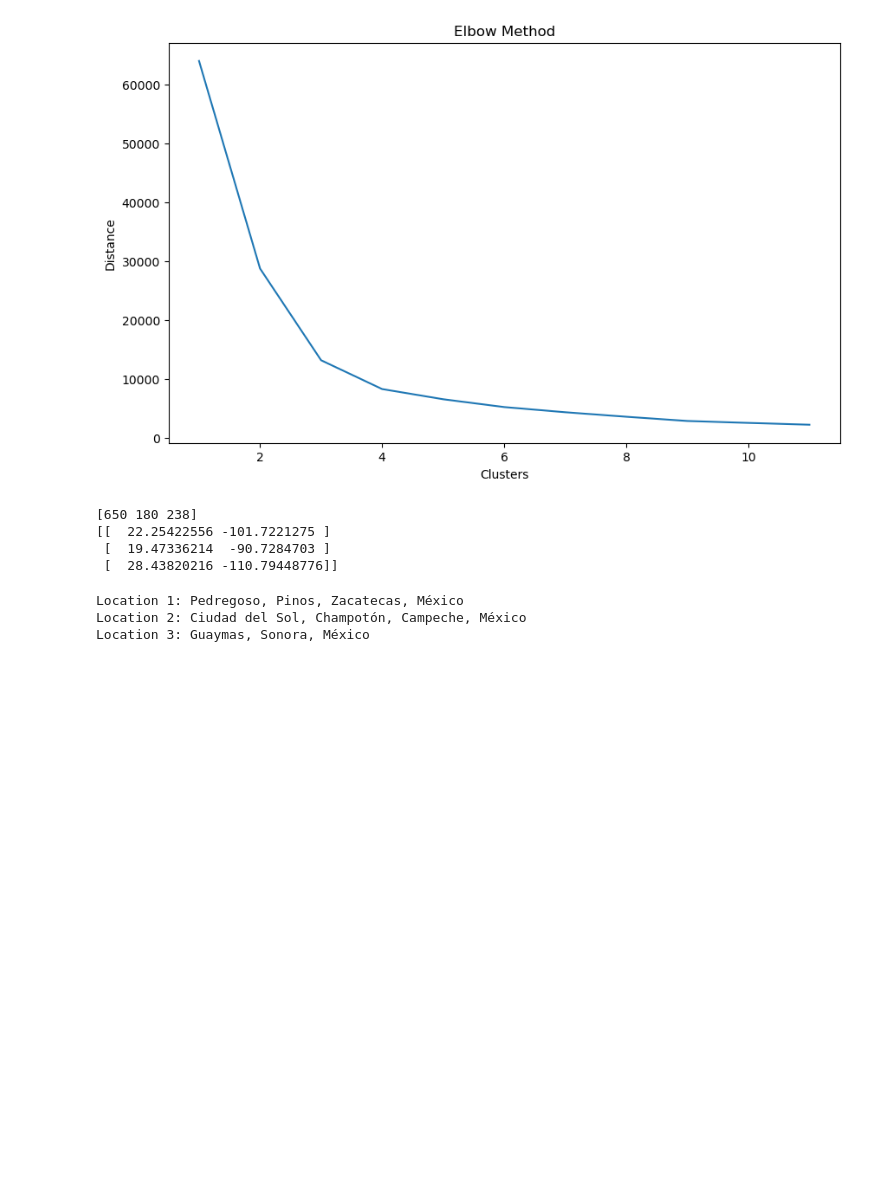
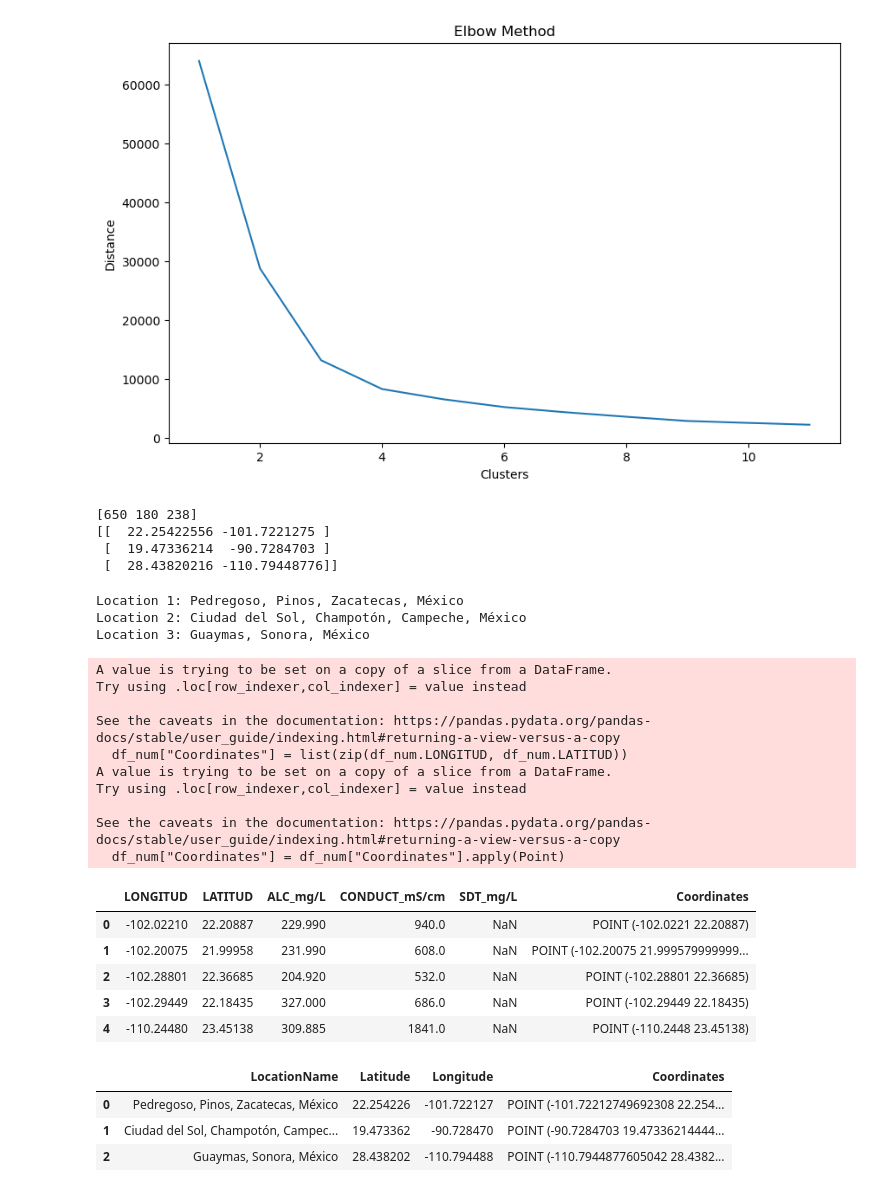
Before and after one commit to PosgradoMNA/actividades-del-projecto-cad_equipo_11, a Jupyter notebook: notebooks/reto_entrega_1.ipynb, the cells around one changed output. Cells and saved outputs as stored; diff of their text form; code cells hidden in the pictures; blank space fills up the shorter version.

```diff
--- a/notebooks/reto_entrega_1.ipynb
+++ b/notebooks/reto_entrega_1.ipynb
@@ -97,0 +107,28 @@ Location 3: Guaymas, Sonora, México
+# %%
+df_num["Coordinates"] = list(zip(df_num.LONGITUD, df_num.LATITUD))
+df_num["Coordinates"] = df_num["Coordinates"].apply(Point)
+df_num.head()
+# %% [output]
+A value is trying to be set on a copy of a slice from a DataFrame.
+Try using .loc[row_indexer,col_indexer] = value instead
+
+See the caveats in the documentation: https://pandas.pydata.org/pandas-docs/stable/user_guide/indexing.html#returning-a-view-versus-a-copy
+  df_num["Coordinates"] = list(zip(df_num.LONGITUD, df_num.LATITUD))
+A value is trying to be set on a copy of a slice from a DataFrame.
+Try using .loc[row_indexer,col_indexer] = value instead
+
+See the caveats in the documentation: https://pandas.pydata.org/pandas-docs/stable/user_guide/indexing.html#returning-a-view-versus-a-copy
+  df_num["Coordinates"] = df_num["Coordinates"].apply(Point)
+|  | LONGITUD | LATITUD | ALC_mg/L | CONDUCT_mS/cm | SDT_mg/L | Coordinates |
+| 0 | -102.02210 | 22.20887 | 229.990 | 940.0 | NaN | POINT (-102.0221 22.20887) |
+| 1 | -102.20075 | 21.99958 | 231.990 | 608.0 | NaN | POINT (-102.20075 21.999579999999... |
+| 2 | -102.28801 | 22.36685 | 204.920 | 532.0 | NaN | POINT (-102.28801 22.36685) |
+| 3 | -102.29449 | 22.18435 | 327.000 | 686.0 | NaN | POINT (-102.29449 22.18435) |
+| 4 | -110.24480 | 23.45138 | 309.885 | 1841.0 | NaN | POINT (-110.2448 23.45138) |
+# %%
+sitios.head()
+# %% [output]
+|  | LocationName | Latitude | Longitude | Coordinates |
+| 0 | Pedregoso, Pinos, Zacatecas, México | 22.254226 | -101.722127 | POINT (-101.72212749692308 22.254... |
+| 1 | Ciudad del Sol, Champotón, Campec... | 19.473362 | -90.728470 | POINT (-90.7284703 19.47336214444... |
+| 2 | Guaymas, Sonora, México | 28.438202 | -110.794488 | POINT (-110.7944877605042 28.4382... |
```
Also changed, not shown: parts of 6 cells of this notebook.
